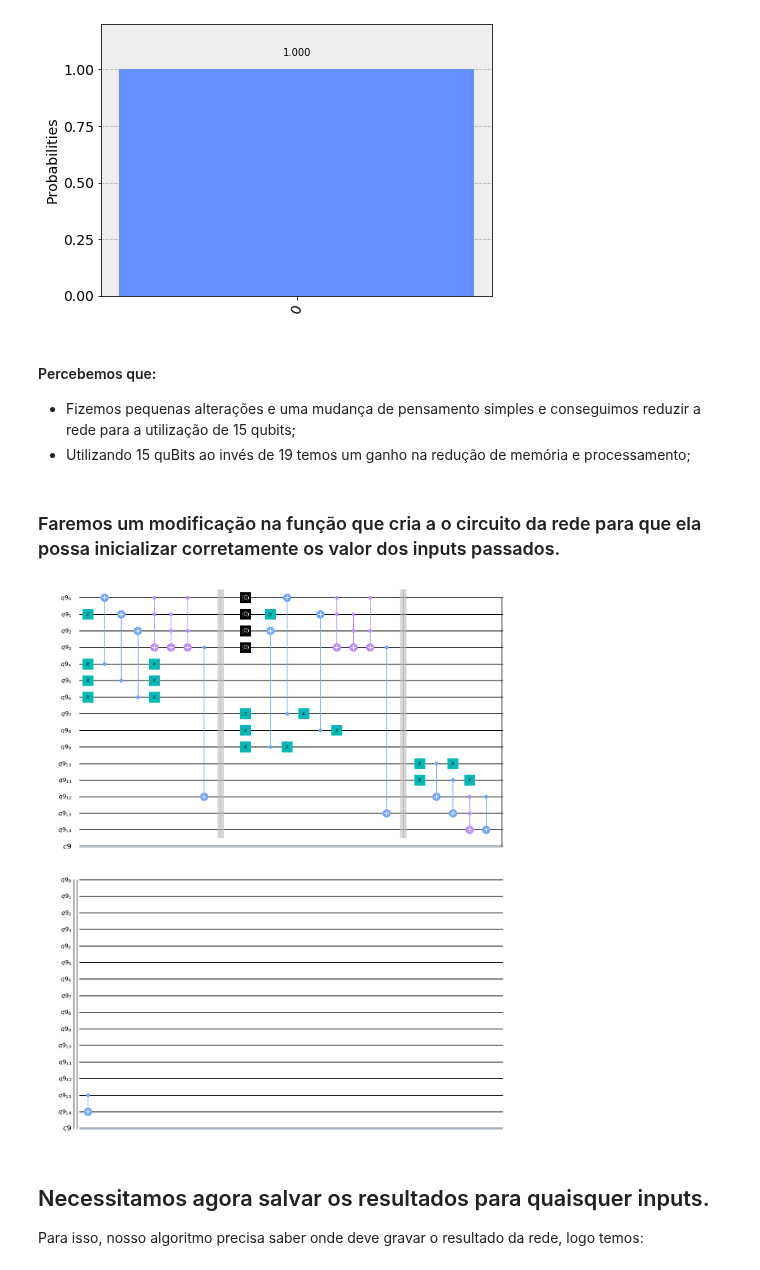
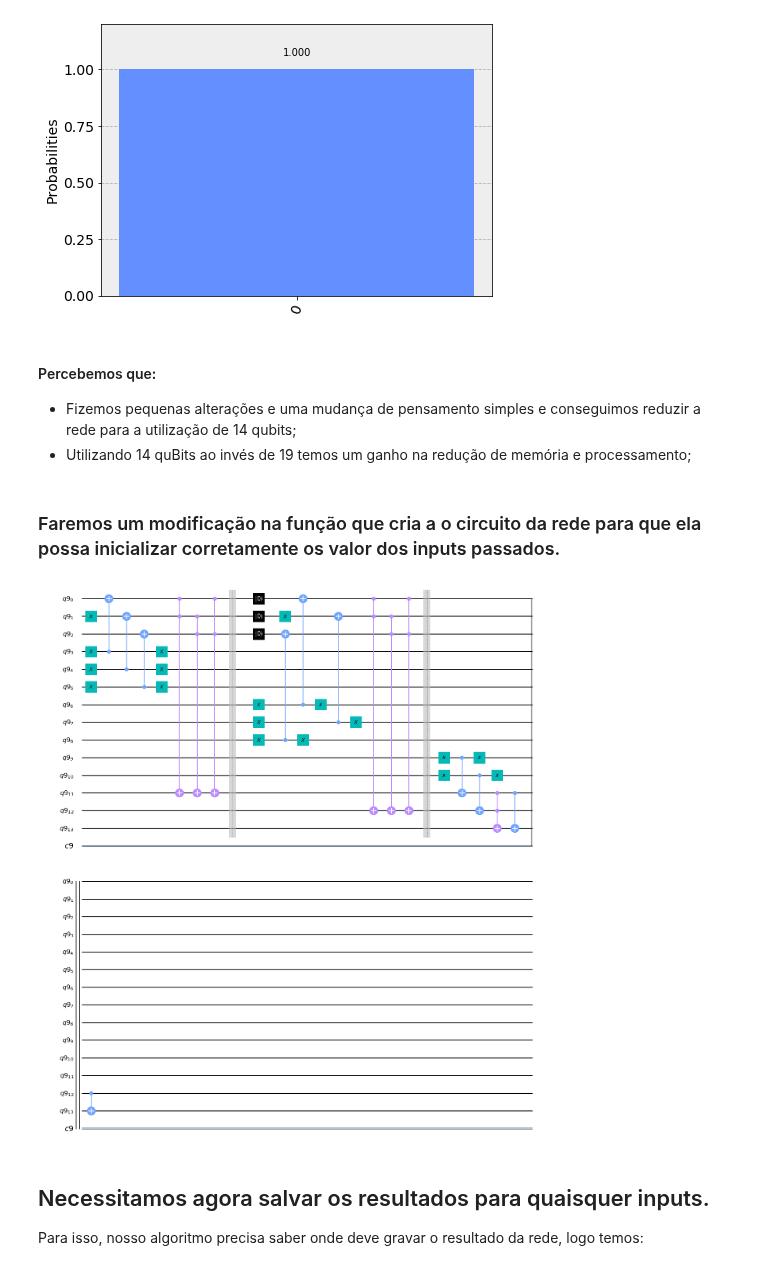
Before and after one commit to adjs/comp-quantica, a Jupyter notebook: projetos/2019-05/Resumo Artigo Sobre QBNN.ipynb, the cells around one changed output. Saved outputs shown, nothing was run; the diff lists cells and outputs as text; code cells hidden in the pictures.

```diff
--- a/projetos/2019-05/Resumo Artigo Sobre QBNN.ipynb
+++ b/projetos/2019-05/Resumo Artigo Sobre QBNN.ipynb
@@ -518,7 +510,7 @@ Para 1 perceptron e seus respectivos pesos e entradas foram necessários somente
 Vejamos então, como podemos reutilizar os quBits de entradas, os utilizados para a função de ativação e as ancillas.
 # %%
 #### Supondo que os valores iniciais são |0>
-qWI = QuantumRegister(12)
+qWI = QuantumRegister(11)
 c = ClassicalRegister(1)
 # Construindo o circuito
 circuit = QuantumCircuit(qWI, c)
@@ -528,18 +520,13 @@ qtd_input = 3
 # Então, aqui temos a implementação do primeiro perceptron com 3 entradas.
 [multiplyWeightInput(circuit, qWI[i], qWI[i + qtd_input]) for i in range(qtd_input)]
 activationFunction(circuit, qWI[3:7])
-circuit.cx(qWI[6], qWI[7])
-
 circuit.barrier()
 
-circuit.reset(qWI[3:7])
+circuit.reset(qWI[3:6])
 
 # Vejamos o segundo perceptron que também tem 3 entradas.
-[multiplyWeightInput(circuit, qWI[i], qWI[i - qtd_input - 3]) for i in range(9, 12)]
-activationFunction(circuit, qWI[3:7])
-#circuit.barrier()
-circuit.cx(qWI[6], qWI[8])
-#circuit.barrier()
+[multiplyWeightInput(circuit, qWI[i], qWI[i - qtd_input - 3]) for i in range(8, 11)]
+activationFunction(circuit, qWI[3:7], qWI[7])
 
 # -----------------------------------------
 # Ver o circuit desenhado
@@ -601,55 +582,53 @@ visualization.plot_histogram(counts)
 # %% [markdown]
 #### Percebemos que:
 
-- Fizemos pequenas alterações e uma mudança de pensamento simples e conseguimos reduzir a rede para a utilização de 15 qubits;
-- Utilizando 15 quBits ao invés de 19 temos um ganho na redução de memória e processamento;
+- Fizemos pequenas alterações e uma mudança de pensamento simples e conseguimos reduzir a rede para a utilização de 14 qubits;
+- Utilizando 14 quBits ao invés de 19 temos um ganho na redução de memória e processamento;
 # %% [markdown]
 ### Faremos um modificação na função que cria a o circuito da rede para que ela possa inicializar corretamente os valor dos inputs passados.
 # %%
 # Supondo que os valores iniciais são |0>
 def createNeuralNetwork(circuit, qWI, c, qtdInputs, inputs):
     #inicializando os inputs
     for i in range(len(inputs)):
         if(inputs[i] == 1):
             circuit.x(qWI[i])
 
-    # Aqui temos a implementação do primeiro perceptron com 3 entradas.
-    [multiplyWeightInput(circuit, qWI[i + qtd_input + 1], qWI[i]) for i in range(0, 3)]
-    activationFunction(circuit, qWI[0:4])
-    circuit.cx(qWI[3], qWI[12])
+    # Então, aqui temos a implementação do primeiro perceptron com 3 entradas.
+    [multiplyWeightInput(circuit, qWI[i + qtd_input], qWI[i]) for i in range(0, 3)]
+    activationFunction(circuit, qWI[0:4], qWI[11])
     circuit.barrier()
-    circuit.reset(qWI[0:4])
+    circuit.reset(qWI[0:3])
 
     #inicializando os inputs
     for i in range(len(inputs)):
         if(inputs[i] == 1):
             circuit.x(qWI[i])
 
     # Vejamos o segundo perceptron que também tem 3 entradas.
-    [multiplyWeightInput(circuit, qWI[i + qtd_input + 4], qWI[i]) for i in range(0, 3)]
-    activationFunction(circuit, qWI[0:4])
-    circuit.cx(qWI[3], qWI[13])
+    [multiplyWeightInput(circuit, qWI[i + qtd_input + 3], qWI[i]) for i in range(0, 3)]
+    activationFunction(circuit, qWI[0:4], qWI[12])
     circuit.barrier()
 
     # modificando
+    multiplyWeightInput(circuit, qWI[9], qWI[11])
     multiplyWeightInput(circuit, qWI[10], qWI[12])
-    multiplyWeightInput(circuit, qWI[11], qWI[13])
 
-    circuit.ccx(qWI[12], qWI[13], qWI[14])
-    circuit.cx(qWI[12], qWI[14])
-    circuit.cx(qWI[13], qWI[14])
+    circuit.ccx(qWI[11], qWI[12], qWI[13])
+    circuit.cx(qWI[11], qWI[13])
+    circuit.cx(qWI[12], qWI[13])
     # -----------------------------------------
     # Ver o circuit desenhado
     return circuit
 
-qWI = QuantumRegister(15)
+qWI = QuantumRegister(14)
 c = ClassicalRegister(1)
 circuit = QuantumCircuit(qWI, c)
 
 neuralNetwork = createNeuralNetwork(circuit, qWI, c, 3, [0,1,0])
 neuralNetwork.draw(output="mpl")
 # %% [output]
-[figure, old version]
+[figure, new version]
 # %% [markdown]
 ## Necessitamos agora salvar os resultados para quaisquer inputs.
 
```
Also changed, not shown: parts of 22 cells of this notebook.
